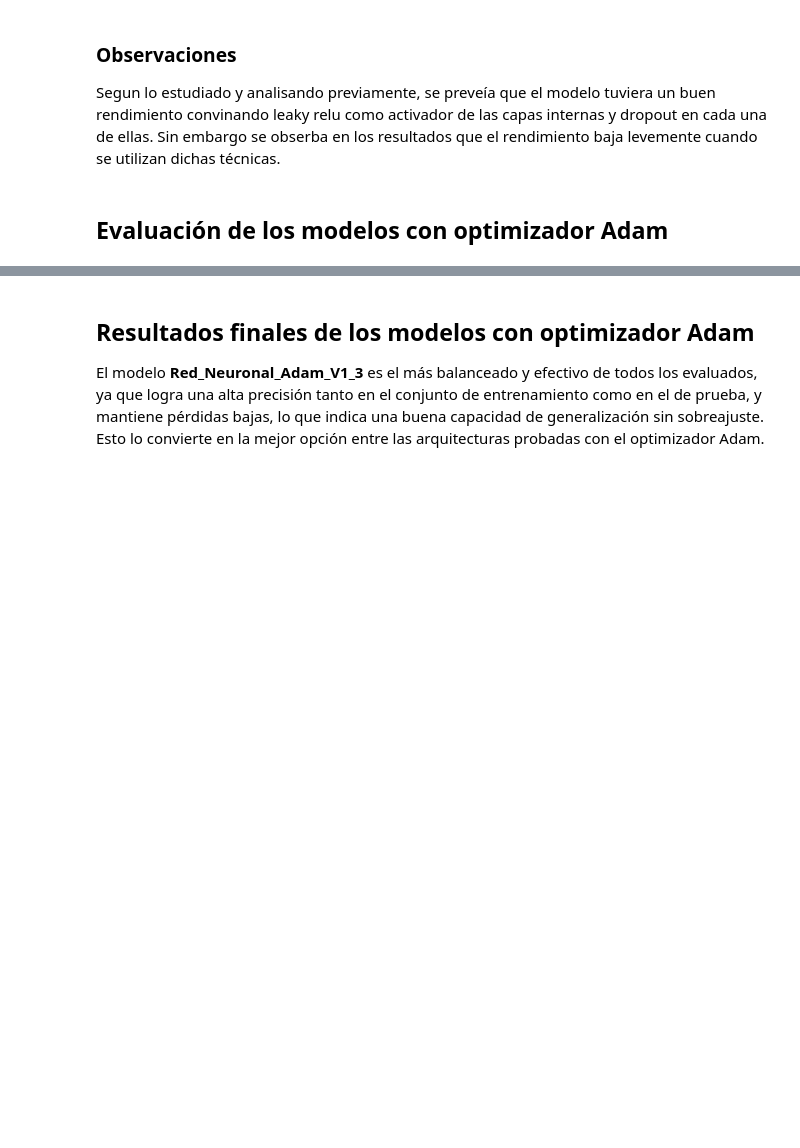
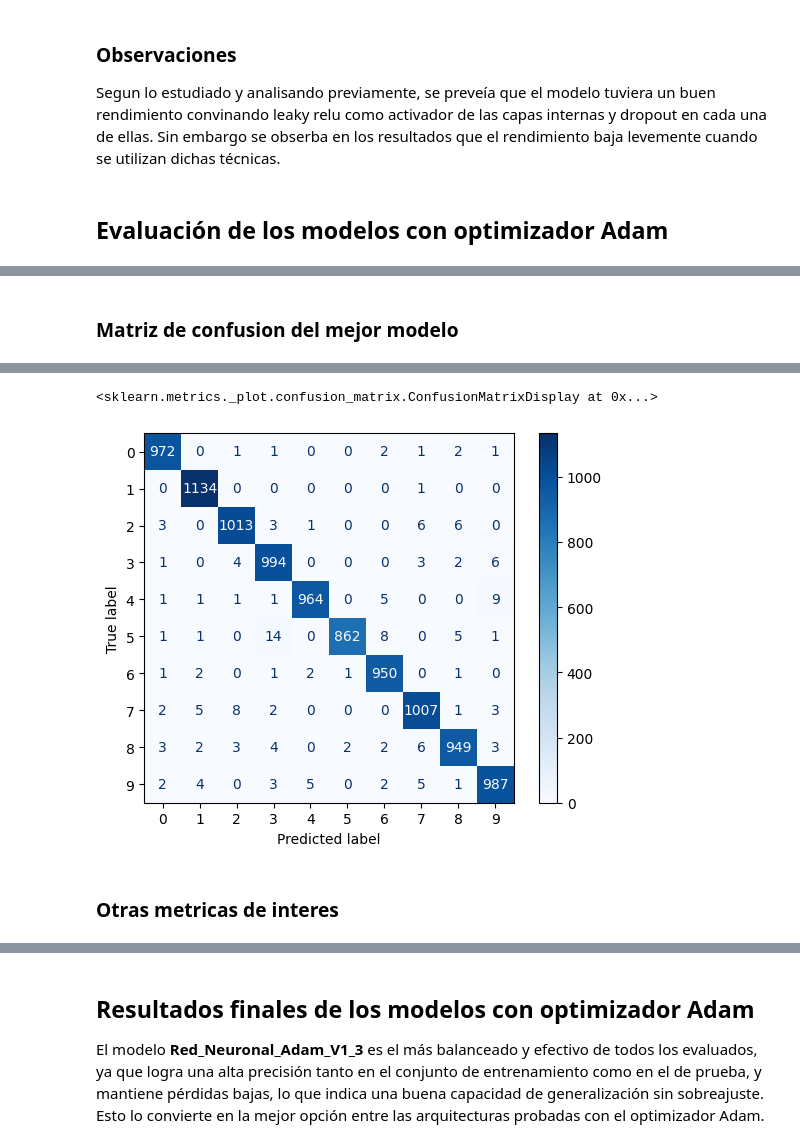
Before and after one commit to IJozk/DeepL, a Jupyter notebook: Copia_de_DLY0100_Entrega_1_Equipo_4.ipynb, the cells around one changed output, grey strips where cells are left out. Cells and saved outputs as stored; diff of their text form; code cells hidden in the pictures; blank space fills up the shorter version.

Commit message:
Agregar metricas

```diff
--- a/Copia_de_DLY0100_Entrega_1_Equipo_4.ipynb
+++ b/Copia_de_DLY0100_Entrega_1_Equipo_4.ipynb
@@ -1106,3 +1108,23 @@ redes_df
 | Red_Neuronal_Adam_V3_2 | 20 | 120 | 0.01 | [leaky_relu, leaky_relu, leaky_re... | categorical_crossentropy | [0.2, 0.3, 0.1] | 3.851232 | 0.922483 | ... |
 | Red_Neuronal_Adam_V3_3 | 20 | 120 | 0.01 | [leaky_relu, leaky_relu, leaky_re... | categorical_crossentropy | [0.4, 0.2, 0.2] | 3.851232 | 0.922483 | ... |
 | Red_Neuronal_Adam_V2_1 | 20 | 120 | 0.1 | [relu, relu, relu, softmax] | categorical_crossentropy | None | 2.307915 | 0.105433 | ... |
+# %% [markdown]
+### Matriz de confusion del mejor modelo
+# %%
+from sklearn.metrics import confusion_matrix, ConfusionMatrixDisplay
+import numpy as np
+
+# 1. Obtener las predicciones del modelo
+y_pred_prob = red_adamv1_3.predict(X_test)
+
+# 2. Convertir las probabilidades a etiquetas (si es clasificación multiclase)
+y_pred = np.argmax(y_pred_prob, axis=1)
+y_true = np.argmax(y_test, axis=1)  # si y_test está one-hot encoded
+
+# 3. Calcular la matriz de confusión
+cm = confusion_matrix(y_true, y_pred)
+
+# 4. Mostrar la matriz de confusión
+disp = ConfusionMatrixDisplay(confusion_matrix=cm)
+disp.plot(cmap='Blues')
+# %% [output]
@@ -1108,0 +1132,4 @@ redes_df
+<sklearn.metrics._plot.confusion_matrix.ConfusionMatrixDisplay at 0x...>
+[figure, added]
+# %% [markdown]
+### Otras metricas de interes
```
Also changed, not shown: parts of 3 cells of this notebook.
